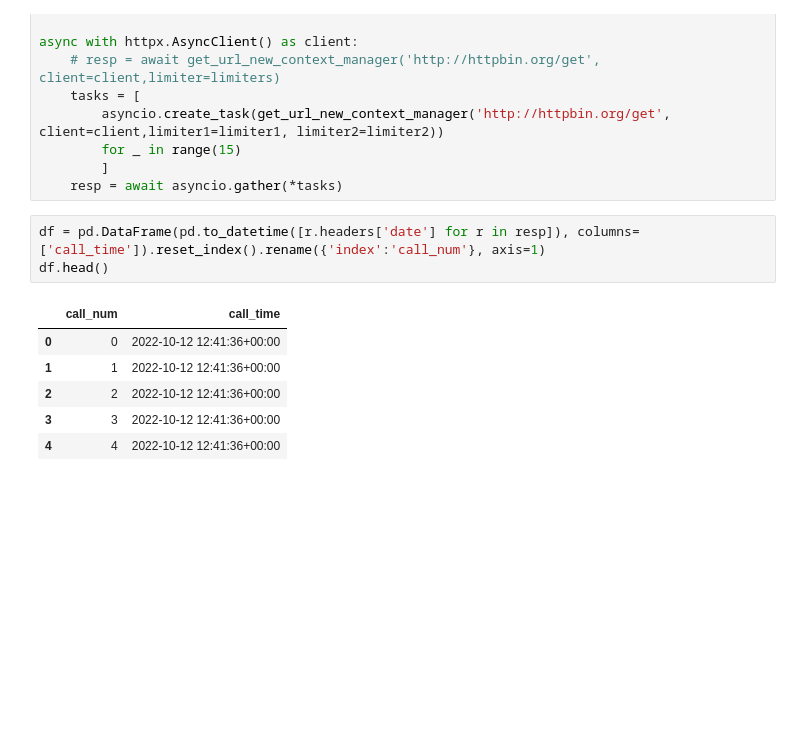
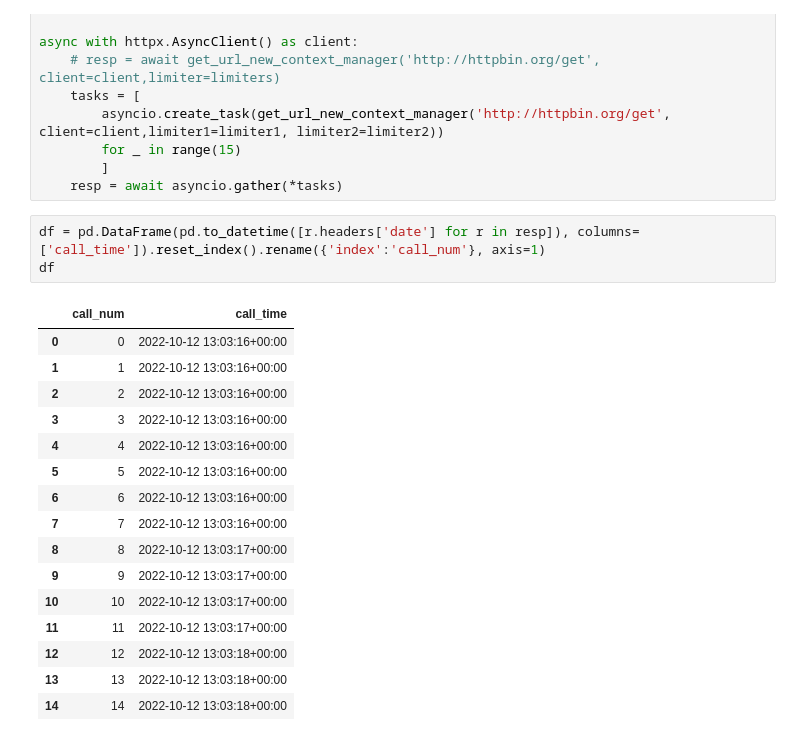
Before and after one commit to ericfeunekes/ericfeunekes.github.io, a Jupyter notebook: blog/posts/why-use-callables-in-functional-programming.ipynb, the cells around one changed output. Cells and saved outputs as stored; diff of their text form; blank space fills up the shorter version.

```diff
--- a/blog/posts/why-use-callables-in-functional-programming.ipynb
+++ b/blog/posts/why-use-callables-in-functional-programming.ipynb
@@ -235,11 +235,21 @@ async with httpx.AsyncClient() as client:
     resp = await asyncio.gather(*tasks)
 # %%
 df = pd.DataFrame(pd.to_datetime([r.headers['date'] for r in resp]), columns=['call_time']).reset_index().rename({'index':'call_num'}, axis=1)
-df.head()
+df
 # %% [output]
 |  | call_num | call_time |
-| 0 | 0 | 2022-10-12 12:41:36+00:00 |
-| 1 | 1 | 2022-10-12 12:41:36+00:00 |
-| 2 | 2 | 2022-10-12 12:41:36+00:00 |
-| 3 | 3 | 2022-10-12 12:41:36+00:00 |
-| 4 | 4 | 2022-10-12 12:41:36+00:00 |
+| 0 | 0 | 2022-10-12 13:03:16+00:00 |
+| 1 | 1 | 2022-10-12 13:03:16+00:00 |
+| 2 | 2 | 2022-10-12 13:03:16+00:00 |
+| 3 | 3 | 2022-10-12 13:03:16+00:00 |
+| 4 | 4 | 2022-10-12 13:03:16+00:00 |
+| 5 | 5 | 2022-10-12 13:03:16+00:00 |
+| 6 | 6 | 2022-10-12 13:03:16+00:00 |
+| 7 | 7 | 2022-10-12 13:03:16+00:00 |
+| 8 | 8 | 2022-10-12 13:03:17+00:00 |
+| 9 | 9 | 2022-10-12 13:03:17+00:00 |
+| 10 | 10 | 2022-10-12 13:03:17+00:00 |
+| 11 | 11 | 2022-10-12 13:03:17+00:00 |
+| 12 | 12 | 2022-10-12 13:03:18+00:00 |
+| 13 | 13 | 2022-10-12 13:03:18+00:00 |
+| 14 | 14 | 2022-10-12 13:03:18+00:00 |
```
Also changed, not shown: parts of 2 cells of this notebook.
